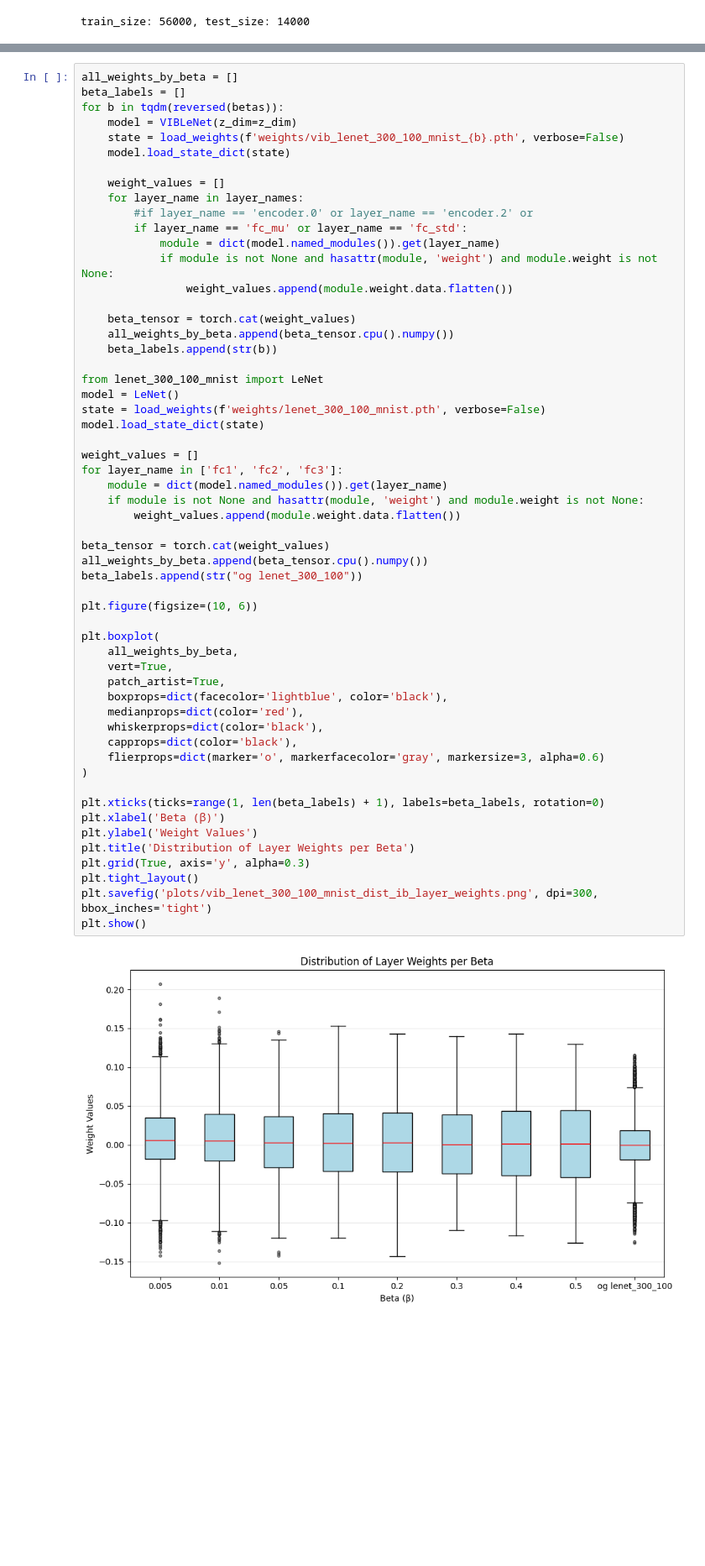
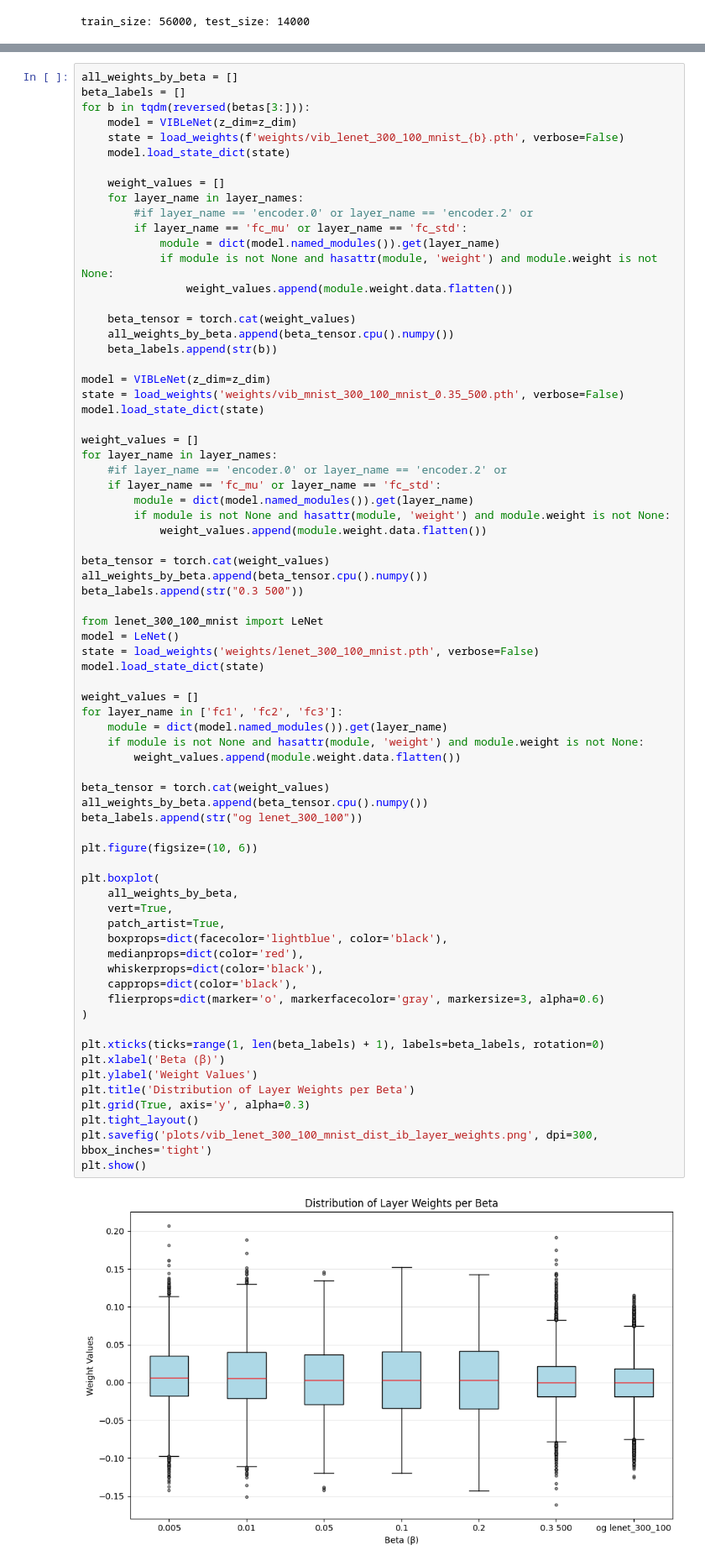
Before and after one commit to InformationPlanesDecompositions/nn-vib, a Jupyter notebook: vib_lenet_old/vib_lenet_300_100_prune_testing.ipynb, the cells around one changed output, grey strips where cells are left out. Shown: that part at 84% size. Saved outputs shown, nothing was run; the diff lists cells and outputs as text; blank space fills up the shorter version.

```diff
--- a/vib_lenet_300_100_prune_testing.ipynb
+++ b/vib_lenet_old/vib_lenet_300_100_prune_testing.ipynb
@@ -109,7 +109,7 @@ fig, ax = plot_x_y(betas, pruned_acc_list, og_acc_list, 'β', 'acc', f'{PRUNE_PE
 # %%
 all_weights_by_beta = []
 beta_labels = []
-for b in tqdm(reversed(betas)):
+for b in tqdm(reversed(betas[3:])):
     model = VIBLeNet(z_dim=z_dim)
     state = load_weights(f'weights/vib_lenet_300_100_mnist_{b}.pth', verbose=False)
     model.load_state_dict(state)
@@ -126,9 +126,25 @@ for b in tqdm(reversed(betas)):
     all_weights_by_beta.append(beta_tensor.cpu().numpy())
     beta_labels.append(str(b))
 
+model = VIBLeNet(z_dim=z_dim)
+state = load_weights('weights/vib_mnist_300_100_mnist_0.35_500.pth', verbose=False)
+model.load_state_dict(state)
+
+weight_values = []
+for layer_name in layer_names:
+    #if layer_name == 'encoder.0' or layer_name == 'encoder.2' or
+    if layer_name == 'fc_mu' or layer_name == 'fc_std':
+        module = dict(model.named_modules()).get(layer_name)
+        if module is not None and hasattr(module, 'weight') and module.weight is not None:
+            weight_values.append(module.weight.data.flatten())
+
+beta_tensor = torch.cat(weight_values)
+all_weights_by_beta.append(beta_tensor.cpu().numpy())
+beta_labels.append(str("0.3 500"))
+
 from lenet_300_100_mnist import LeNet
 model = LeNet()
-state = load_weights(f'weights/lenet_300_100_mnist.pth', verbose=False)
+state = load_weights('weights/lenet_300_100_mnist.pth', verbose=False)
 model.load_state_dict(state)
 
 weight_values = []
@@ -136,31 +152,31 @@ for layer_name in ['fc1', 'fc2', 'fc3']:
     module = dict(model.named_modules()).get(layer_name)
     if module is not None and hasattr(module, 'weight') and module.weight is not None:
         weight_values.append(module.weight.data.flatten())
 
 beta_tensor = torch.cat(weight_values)
 all_weights_by_beta.append(beta_tensor.cpu().numpy())
 beta_labels.append(str("og lenet_300_100"))
 
 plt.figure(figsize=(10, 6))
 
 plt.boxplot(
     all_weights_by_beta,
     vert=True,
     patch_artist=True,
     boxprops=dict(facecolor='lightblue', color='black'),
     medianprops=dict(color='red'),
     whiskerprops=dict(color='black'),
     capprops=dict(color='black'),
     flierprops=dict(marker='o', markerfacecolor='gray', markersize=3, alpha=0.6)
 )
 
 plt.xticks(ticks=range(1, len(beta_labels) + 1), labels=beta_labels, rotation=0)
 plt.xlabel('Beta (β)')
 plt.ylabel('Weight Values')
 plt.title('Distribution of Layer Weights per Beta')
 plt.grid(True, axis='y', alpha=0.3)
 plt.tight_layout()
 plt.savefig('plots/vib_lenet_300_100_mnist_dist_ib_layer_weights.png', dpi=300, bbox_inches='tight')
 plt.show()
 # %% [output]
-[figure, old version]
+[figure, new version]
```
Also changed, not shown: parts of 1 cell of this notebook, 10 other files.
